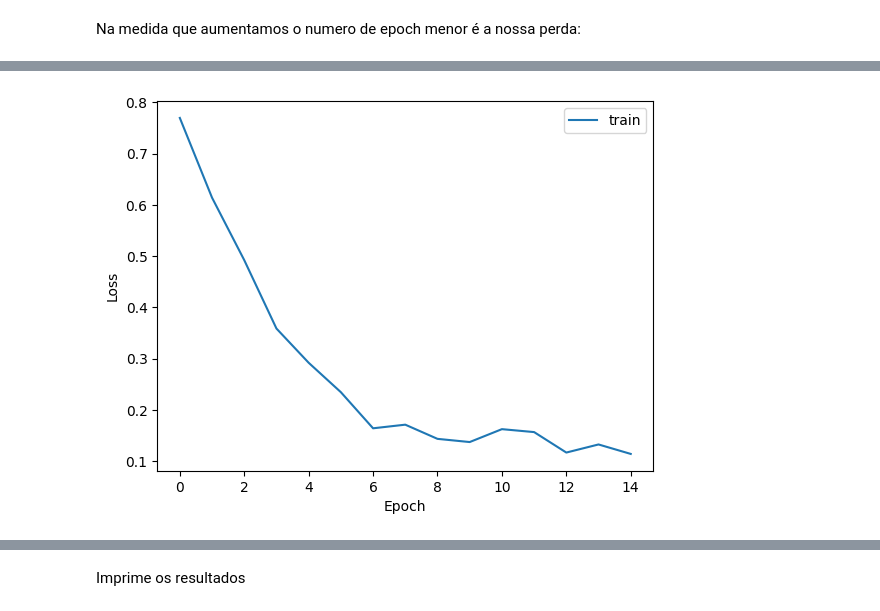
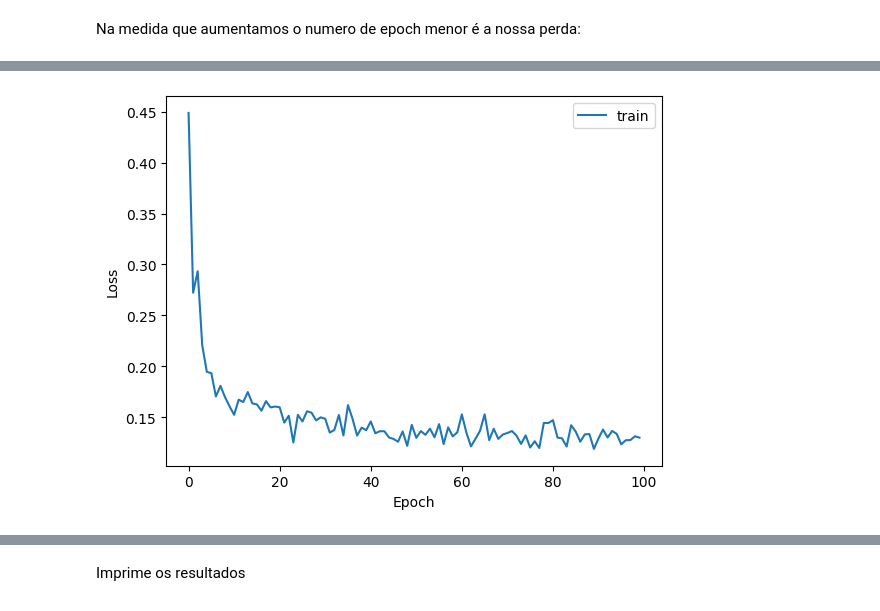
Before and after one commit to gustavofelicidade/Processo-Seletivo-2023.1-UFRJ-Analytica, a Jupyter notebook: UFRJ_Analytics.ipynb, the cells around one changed output, grey strips where cells are left out. Cells and saved outputs as stored; diff of their text form; code cells hidden in the pictures.

```diff
--- a/UFRJ_Analytics.ipynb
+++ b/UFRJ_Analytics.ipynb
@@ -282,7 +434,7 @@ Na medida que aumentamos o numero de epoch menor é a nossa perda:
 def train_model(X_train, y_train, X_val, y_val):
     model = create_model(input_shape=X_train.shape[1:])
     early_stopping = EarlyStopping(monitor='val_loss', patience=5)
-    history = model.fit(X_train, y_train, epochs=15, batch_size=32, validation_data=(X_val, y_val))
+    history = model.fit(X_train, y_train, epochs=100, batch_size=4, validation_data=(X_val, y_val))
     return model, history
 # %%
 def plot_loss(history):
@@ -295,12 +447,91 @@ def plot_loss(history):
 # %%
 
 # Exemplo de uso
+# res
+# X, y = prepare_data(res)  # list of pandas series
+# X_train, y_train = X[:18], y[:18]
+# X_val, y_val = X[10:12], y[10:12]
+# X_test, y_test = X[12:], y[12:]
+# model, history = train_model(X_train, y_train, X_val, y_val)
+# plot_loss(history)
 
-X, y = prepare_data(res)  # list of pandas series
+
+# consumo_total
+X, y = prepare_data(consumo_total)  # list of pandas series
 X_train, y_train = X[:18], y[:18]
 X_val, y_val = X[10:12], y[10:12]
 X_test, y_test = X[12:], y[12:]
 model, history = train_model(X_train, y_train, X_val, y_val)
 plot_loss(history)
+
+
+#consumo_industrial
+# X, y = prepare_data(consumo_residencial)  # list of pandas series
+# X_train, y_train = X[:18], y[:18]
+# X_val, y_val = X[10:12], y[10:12]
+# X_test, y_test = X[12:], y[12:]
+# model, history = train_model(X_train, y_train, X_val, y_val)
+# plot_loss(history)
+
+# X, y = prepare_data(consumo_industrial)  # list of pandas series
+# X_train, y_train = X[:18], y[:18]
+# X_val, y_val = X[10:12], y[10:12]
+# X_test, y_test = X[12:], y[12:]
+# model, history = train_model(X_train, y_train, X_val, y_val)
+# plot_loss(history)
+
+
+# consumo_comercial
+# X, y = prepare_data(consumo_comercial)  # list of pandas series
+# X_train, y_train = X[:18], y[:18]
+# X_val, y_val = X[10:12], y[10:12]
+# X_test, y_test = X[12:], y[12:]
+# model, history = train_model(X_train, y_train, X_val, y_val)
+# plot_loss(history)
+
+
+# consumo_poder_publico
+# X, y = prepare_data(consumo_poder_publico)  # list of pandas series
+# X_train, y_train = X[:18], y[:18]
+# X_val, y_val = X[10:12], y[10:12]
+# X_test, y_test = X[12:], y[12:]
+# model, history = train_model(X_train, y_train, X_val, y_val)
+# plot_loss(history)
+
+
+# consumo_iluminacao_publica
+# X, y = prepare_data(consumo_iluminacao_publica)  # list of pandas series
+# X_train, y_train = X[:18], y[:18]
+# X_val, y_val = X[10:12], y[10:12]
+# X_test, y_test = X[12:], y[12:]
+# model, history = train_model(X_train, y_train, X_val, y_val)
+# plot_loss(history)
+
+
+# consumo_serv_publico
+# X, y = prepare_data(consumo_serv_publico)  # list of pandas series
+# X_train, y_train = X[:18], y[:18]
+# X_val, y_val = X[10:12], y[10:12]
+# X_test, y_test = X[12:], y[12:]
+# model, history = train_model(X_train, y_train, X_val, y_val)
+# plot_loss(history)
+
+
+# consumo_consumo_proprio
+# X, y = prepare_data(consumo_consumo_proprio)  # list of pandas series
+# X_train, y_train = X[:18], y[:18]
+# X_val, y_val = X[10:12], y[10:12]
+# X_test, y_test = X[12:], y[12:]
+# model, history = train_model(X_train, y_train, X_val, y_val)
+# plot_loss(history)
+
+
+# consumo_rural
+# X, y = prepare_data(consumo_rural)  # list of pandas series
+# X_train, y_train = X[:18], y[:18]
+# X_val, y_val = X[10:12], y[10:12]
+# X_test, y_test = X[12:], y[12:]
+# model, history = train_model(X_train, y_train, X_val, y_val)
+# plot_loss(history)
 # %% [output]
 <class 'numpy.ndarray'> 18 <class 'numpy.ndarray'> 18
@@ -323,4 +554,4 @@ Epoch 15/15
-[figure, old version]
+[figure, new version]
 # %%
 
 # Calcula a precisão (accuracy) para os dados de teste
```
Also changed, not shown: parts of 21 cells of this notebook, 1 other file.
